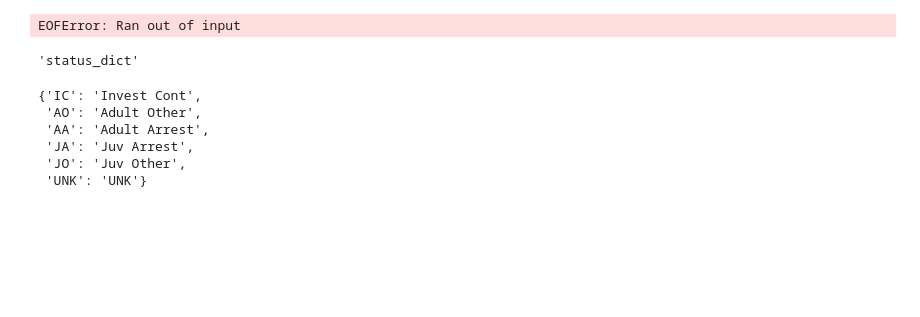
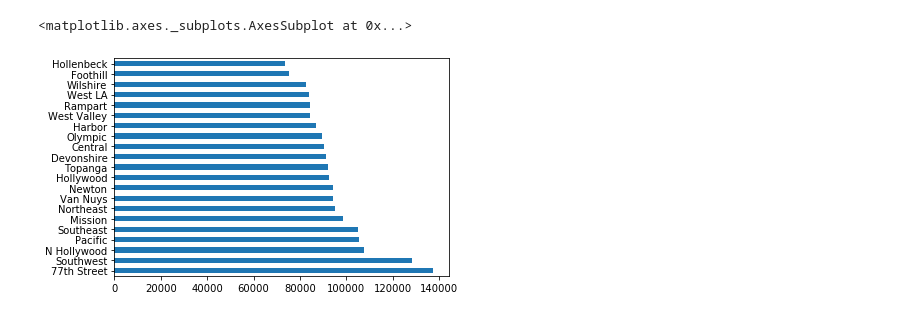
Before and after one commit to sidneykung/LA_crime_forecasting, a Jupyter notebook: eda_lhamu.ipynb, the cells around one changed output. Cells and saved outputs as stored; diff of their text form; code cells hidden in the pictures; blank space fills up the shorter version.

```diff
--- a/eda_lhamu.ipynb
+++ b/eda_lhamu.ipynb
@@ -17,9 +20,0 @@ clean_df.head()
-# %%
-pickle_in = open("status_dict","rb")
-status_dict1 = pickle.load(pickle_in)
-# %% [output]
-EOFError: Ran out of input
-# %%
-status_dict
-# %% [output]
-'status_dict'
@@ -28,9 +21,5 @@ status_dict = pickle.load( open( "status_dict.p", "rb" ) )
-# %%
-status_dict
-# %% [output]
-{'IC': 'Invest Cont',
- 'AO': 'Adult Other',
- 'AA': 'Adult Arrest',
- 'JA': 'Juv Arrest',
- 'JO': 'Juv Other',
- 'UNK': 'UNK'}
+# %%
+clean_df['Area Name'].value_counts().plot(kind='barh')
+# %% [output]
+<matplotlib.axes._subplots.AxesSubplot at 0x...>
+[figure, added]
```
Also changed, not shown: parts of 18 cells of this notebook.
